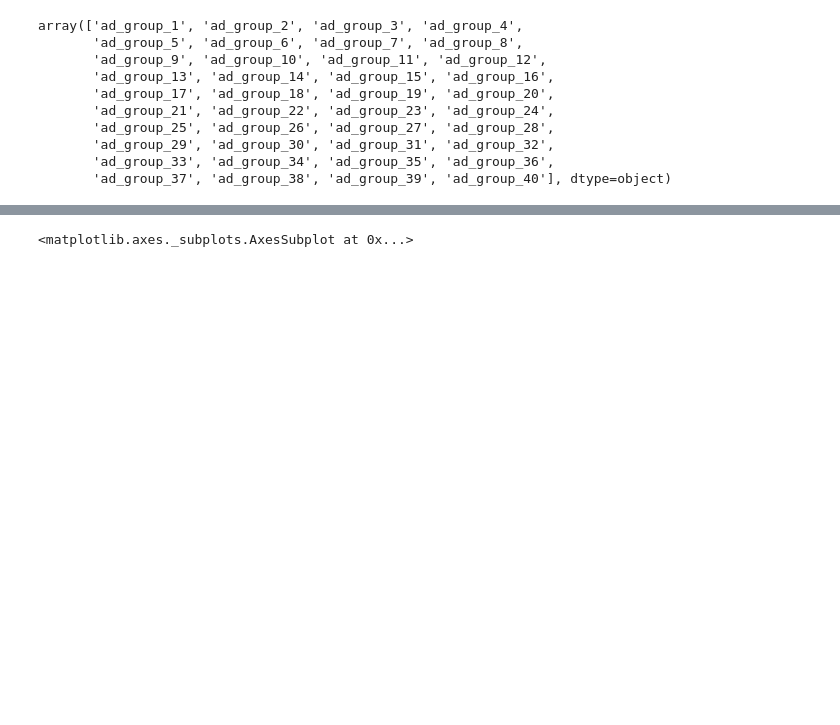
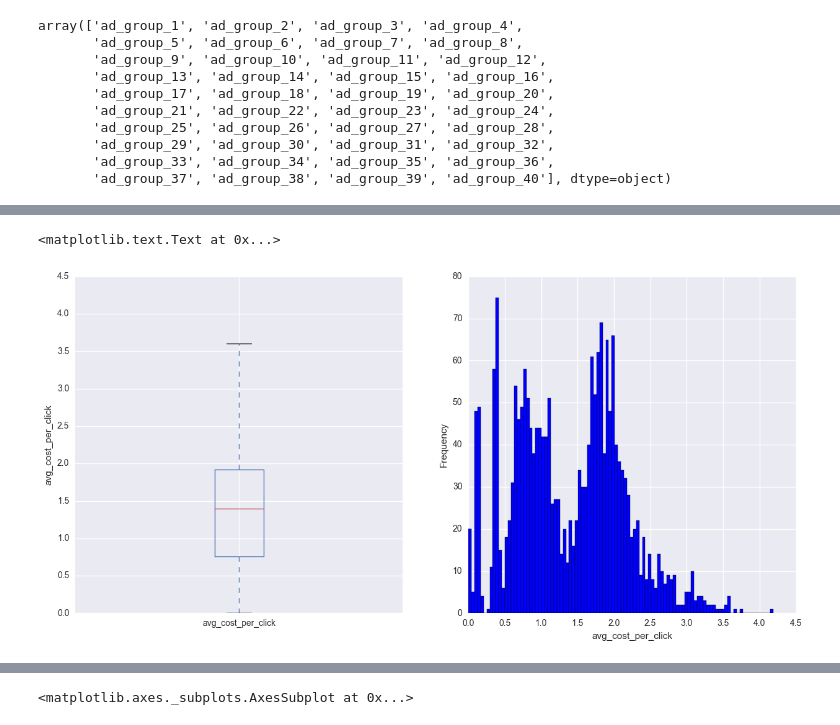
Before and after one commit to pappakrishnan/Ads-Analysis, a Jupyter notebook: Ads Analysis.ipynb, the cells around one changed output, grey strips where cells are left out. Saved outputs shown, nothing was run; the diff lists cells and outputs as text; code cells hidden in the pictures; blank space fills up the shorter version.

```diff
--- a/Ads Analysis.ipynb
+++ b/Ads Analysis.ipynb
@@ -102,0 +157,10 @@ array(['ad_group_1', 'ad_group_2', 'ad_group_3', 'ad_group_4',
+# %%
+# avg_cost_per_click:
+fig, axes = plt.subplots(1, 2, figsize=(15,7))
+df.avg_cost_per_click.plot.box(ax = axes[0])
+df.avg_cost_per_click.plot.hist(bins = 100, ax = axes[1], color = 'blue')
+axes[0].set_ylabel("avg_cost_per_click")
+axes[1].set_xlabel("avg_cost_per_click")
+# %% [output]
+<matplotlib.text.Text at 0x...>
+[figure, added]
```
Also changed, not shown: parts of 14 cells of this notebook.
